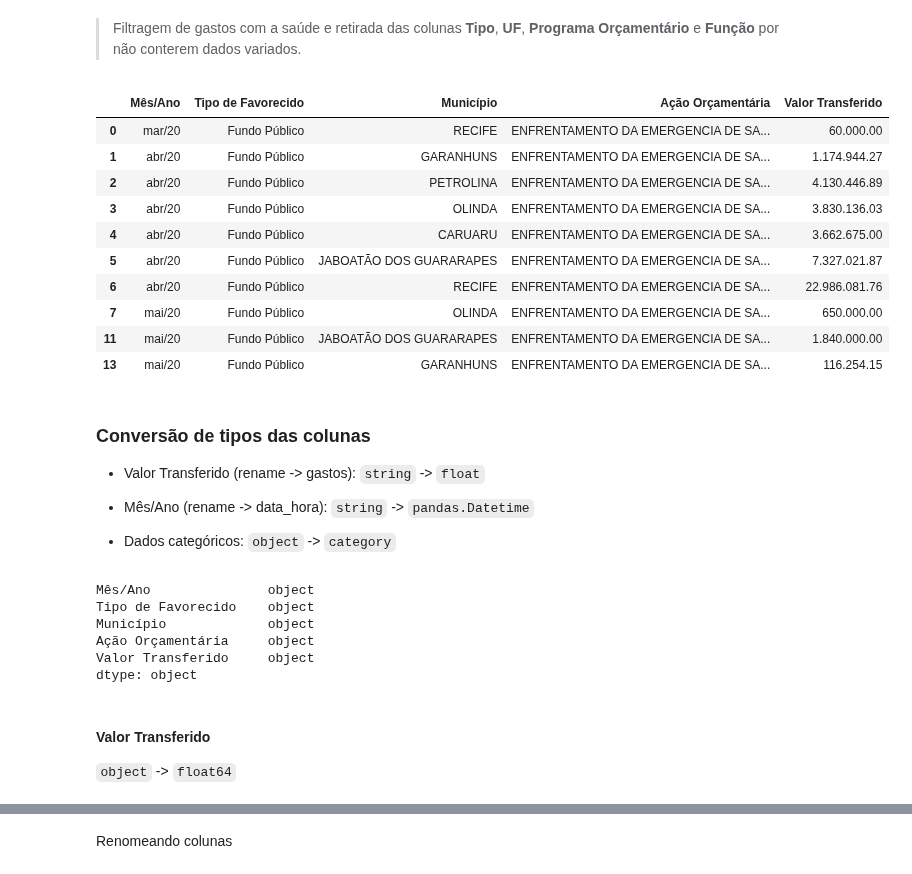
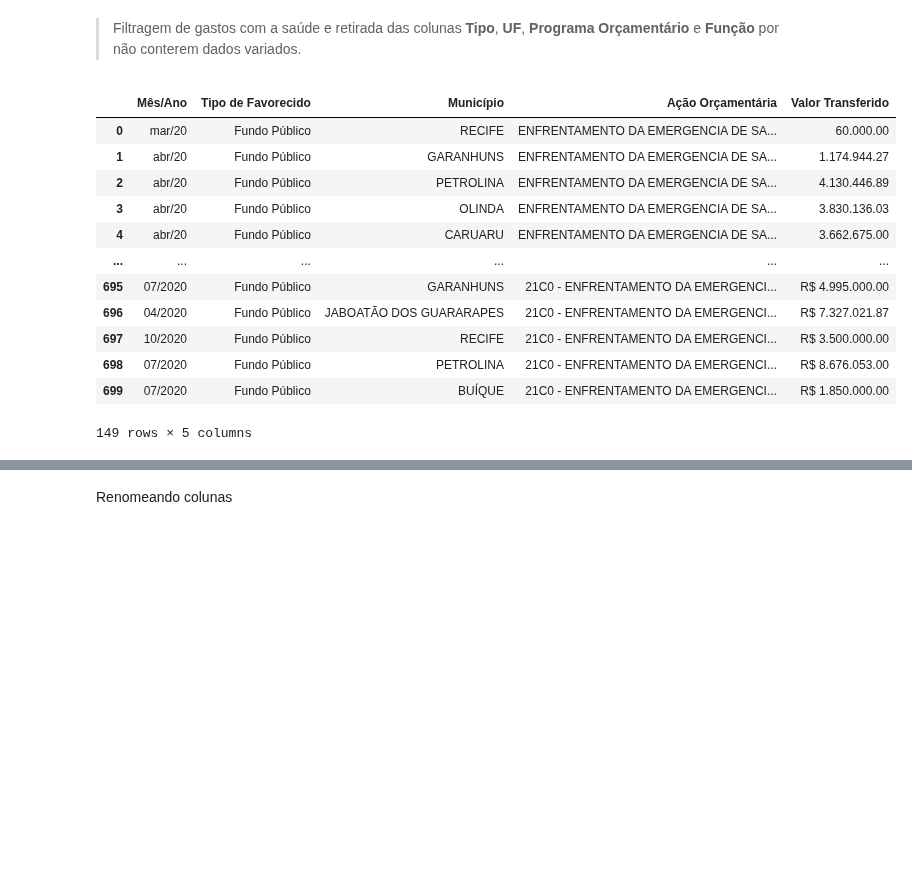
Before and after one commit to marcosw1998/Data-Science, a Jupyter notebook: Analysis_Notebook/covid_spends_brazil.ipynb, the cells around one changed output, grey strips where cells are left out. Drawn from its saved outputs; the diff is of its cells as text; code cells hidden in the pictures; blank space fills up the shorter version.

````diff
--- a/Analysis_Notebook/covid_spends_brazil.ipynb
+++ b/Analysis_Notebook/covid_spends_brazil.ipynb
@@ -196,47 +201,29 @@ invest_covidPe = invest_covidPe.append(invest_covidPe2, ignore_index=True)
 # %%
 # Filtragem
 
 invest_covidPe = invest_covidPe[invest_covidPe['Função'] == 'Saúde']
 
 # Drop colunas
 
 invest_covidPe.drop({'Tipo',\
                      'UF',\
                      'Programa Orçamentário', \
                      'Função'},\
                     axis=1,\
                     inplace=True \
                     )
-invest_covidPe.head(10)
+invest_covidPe
 # %% [output]
 |  | Mês/Ano | Tipo de Favorecido | Município | Ação Orçamentária | Valor Transferido |
 | 0 | mar/20 | Fundo Público | RECIFE | ENFRENTAMENTO DA EMERGENCIA DE SA... | 60.000.00 |
 | 1 | abr/20 | Fundo Público | GARANHUNS | ENFRENTAMENTO DA EMERGENCIA DE SA... | 1.174.944.27 |
 | 2 | abr/20 | Fundo Público | PETROLINA | ENFRENTAMENTO DA EMERGENCIA DE SA... | 4.130.446.89 |
 | 3 | abr/20 | Fundo Público | OLINDA | ENFRENTAMENTO DA EMERGENCIA DE SA... | 3.830.136.03 |
 | 4 | abr/20 | Fundo Público | CARUARU | ENFRENTAMENTO DA EMERGENCIA DE SA... | 3.662.675.00 |
-| 5 | abr/20 | Fundo Público | JABOATÃO DOS GUARARAPES | ENFRENTAMENTO DA EMERGENCIA DE SA... | 7.327.021.87 |
-| 6 | abr/20 | Fundo Público | RECIFE | ENFRENTAMENTO DA EMERGENCIA DE SA... | 22.986.081.76 |
-| 7 | mai/20 | Fundo Público | OLINDA | ENFRENTAMENTO DA EMERGENCIA DE SA... | 650.000.00 |
-| 11 | mai/20 | Fundo Público | JABOATÃO DOS GUARARAPES | ENFRENTAMENTO DA EMERGENCIA DE SA... | 1.840.000.00 |
-| 13 | mai/20 | Fundo Público | GARANHUNS | ENFRENTAMENTO DA EMERGENCIA DE SA... | 116.254.15 |
+| ... | ... | ... | ... | ... | ... |
+| 695 | 07/2020 | Fundo Público | GARANHUNS | 21C0 - ENFRENTAMENTO DA EMERGENCI... | R$ 4.995.000.00 |
+| 696 | 04/2020 | Fundo Público | JABOATÃO DOS GUARARAPES | 21C0 - ENFRENTAMENTO DA EMERGENCI... | R$ 7.327.021.87 |
+| 697 | 10/2020 | Fundo Público | RECIFE | 21C0 - ENFRENTAMENTO DA EMERGENCI... | R$ 3.500.000.00 |
+| 698 | 07/2020 | Fundo Público | PETROLINA | 21C0 - ENFRENTAMENTO DA EMERGENCI... | R$ 8.676.053.00 |
+| 699 | 07/2020 | Fundo Público | BUÍQUE | 21C0 - ENFRENTAMENTO DA EMERGENCI... | R$ 1.850.000.00 |
+149 rows × 5 columns
-# %% [markdown]
-### **Conversão de tipos das colunas**
-
-  * Valor Transferido (rename -> gastos): ```string``` -> ```float```
-
-  * Mês/Ano (rename -> data_hora): ```string``` -> ```pandas.Datetime```
-
-  * Dados categóricos: ```object``` -> ```category```
-# %%
-invest_covidPe.dtypes
-# %% [output]
-Mês/Ano               object
-Tipo de Favorecido    object
-Município             object
-Ação Orçamentária     object
-Valor Transferido     object
-dtype: object
-# %% [markdown]
-#### **Valor Transferido**
-```object``` -> ```float64```
````
Also changed, not shown: parts of 57 cells of this notebook.
